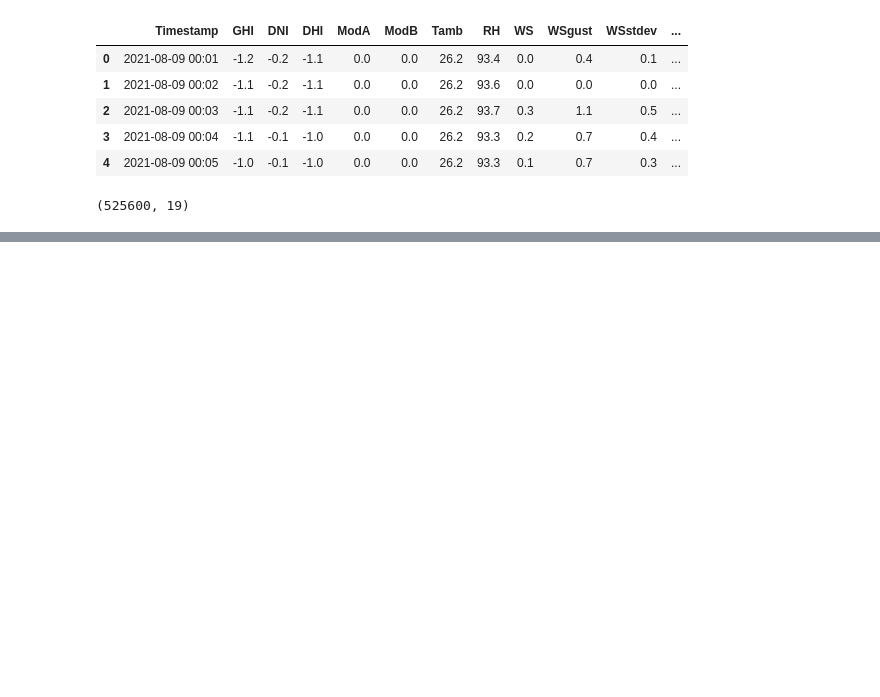
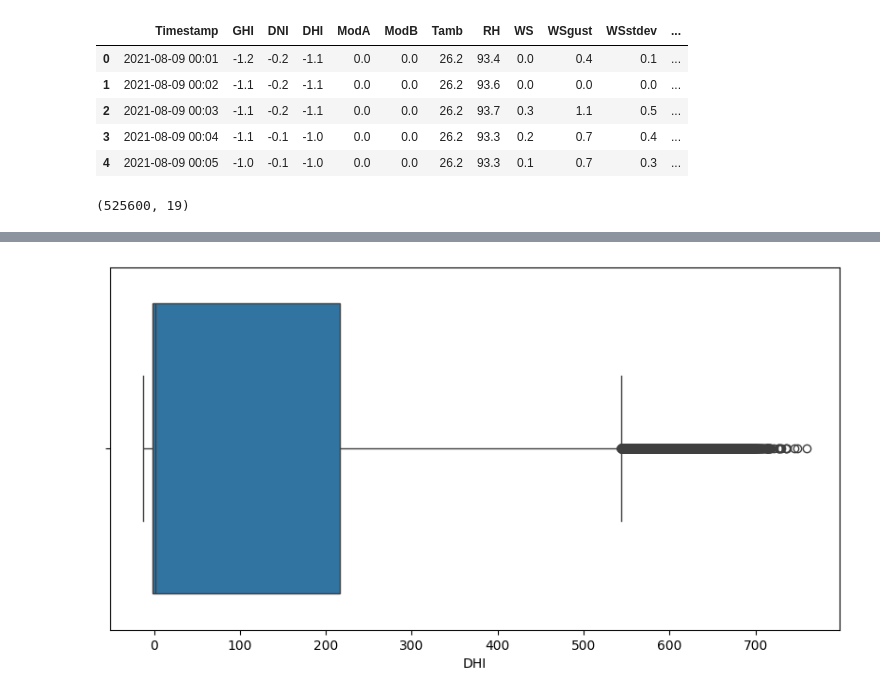
Before and after one commit to rinamoh/Kifiya-AIM-Week0, a Jupyter notebook: notebooks/EDA.ipynb, the cells around one changed output, grey strips where cells are left out. Saved outputs shown, nothing was run; the diff lists cells and outputs as text; code cells hidden in the pictures; blank space fills up the shorter version.

```diff
--- a/notebooks/EDA.ipynb
+++ b/notebooks/EDA.ipynb
@@ -36,0 +95,6 @@ data.describe()
+# %%
+plt.figure(figsize=(10,5))
+sns.boxplot(x=data['DHI'])
+plt.show()
+# %% [output]
+[figure, added]
```
Also changed, not shown: parts of 10 cells of this notebook.
